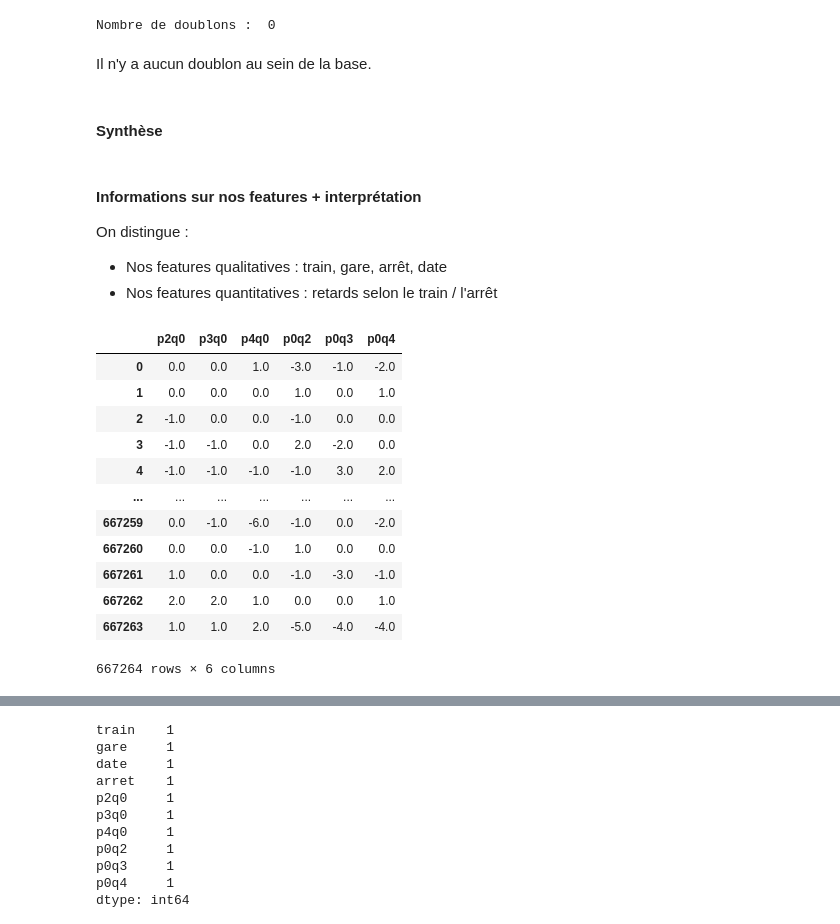
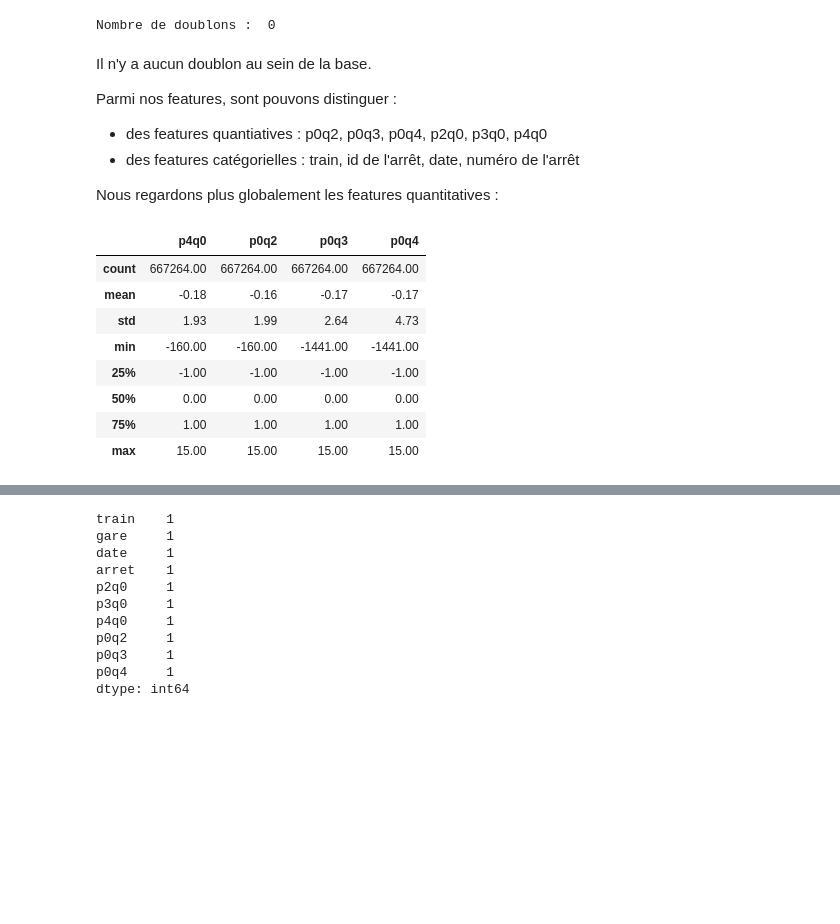
Before and after one commit to Timodang/Projet_ML, a Jupyter notebook: projet_ML.ipynb, the cells around one changed output, grey strips where cells are left out. Saved outputs shown, nothing was run; the diff lists cells and outputs as text; code cells hidden in the pictures; blank space fills up the shorter version.

```diff
--- a/projet_ML.ipynb
+++ b/projet_ML.ipynb
@@ -353,32 +318,27 @@ On note par ailleurs que seules 5 lignes sont rattachées à un train particulie
 print('Nombre de doublons : ', X_train.duplicated().sum())
 # %% [output]
 Nombre de doublons :  0
-# %% [markdown]
-Il n'y a aucun doublon au sein de la base.
-# %% [markdown]
-#### Synthèse
-# %% [markdown]
-#### Informations sur nos features + interprétation
-
-On distingue :
-- Nos features qualitatives : train, gare, arrêt, date
-- Nos features quantitatives : retards selon le train / l'arrêt
+# %% [markdown]
+Il n'y a aucun doublon au sein de la base.
+
+Parmi nos features, sont pouvons distinguer :
+- des features quantiatives : p0q2, p0q3, p0q4, p2q0, p3q0, p4q0
+- des features catégorielles : train, id de l'arrêt, date, numéro de l'arrêt
+
+Nous regardons plus globalement les features quantitatives :
 # %%
 # Récupération des features quantitatives
-cols = [0, 1, 2, 3]
+cols = [0, 1, 2, 3, 4, 5]
 X_train_quant_features:pd.DataFrame = X_train.drop(X_train.columns[cols], axis=1)
-X_train_quant_features
+# Visualisation des statistiques descriptives
+round(X_train_quant_features.describe(),2)
 # %% [output]
-|  | p2q0 | p3q0 | p4q0 | p0q2 | p0q3 | p0q4 |
-| 0 | 0.0 | 0.0 | 1.0 | -3.0 | -1.0 | -2.0 |
-| 1 | 0.0 | 0.0 | 0.0 | 1.0 | 0.0 | 1.0 |
-| 2 | -1.0 | 0.0 | 0.0 | -1.0 | 0.0 | 0.0 |
-| 3 | -1.0 | -1.0 | 0.0 | 2.0 | -2.0 | 0.0 |
-| 4 | -1.0 | -1.0 | -1.0 | -1.0 | 3.0 | 2.0 |
-| ... | ... | ... | ... | ... | ... | ... |
-| 667259 | 0.0 | -1.0 | -6.0 | -1.0 | 0.0 | -2.0 |
-| 667260 | 0.0 | 0.0 | -1.0 | 1.0 | 0.0 | 0.0 |
-| 667261 | 1.0 | 0.0 | 0.0 | -1.0 | -3.0 | -1.0 |
-| 667262 | 2.0 | 2.0 | 1.0 | 0.0 | 0.0 | 1.0 |
-| 667263 | 1.0 | 1.0 | 2.0 | -5.0 | -4.0 | -4.0 |
+|  | p4q0 | p0q2 | p0q3 | p0q4 |
+| count | 667264.00 | 667264.00 | 667264.00 | 667264.00 |
+| mean | -0.18 | -0.16 | -0.17 | -0.17 |
+| std | 1.93 | 1.99 | 2.64 | 4.73 |
+| min | -160.00 | -160.00 | -1441.00 | -1441.00 |
+| 25% | -1.00 | -1.00 | -1.00 | -1.00 |
+| 50% | 0.00 | 0.00 | 0.00 | 0.00 |
+| 75% | 1.00 | 1.00 | 1.00 | 1.00 |
+| max | 15.00 | 15.00 | 15.00 | 15.00 |
-667264 rows × 6 columns
```
Also changed, not shown: parts of 84 cells of this notebook.
